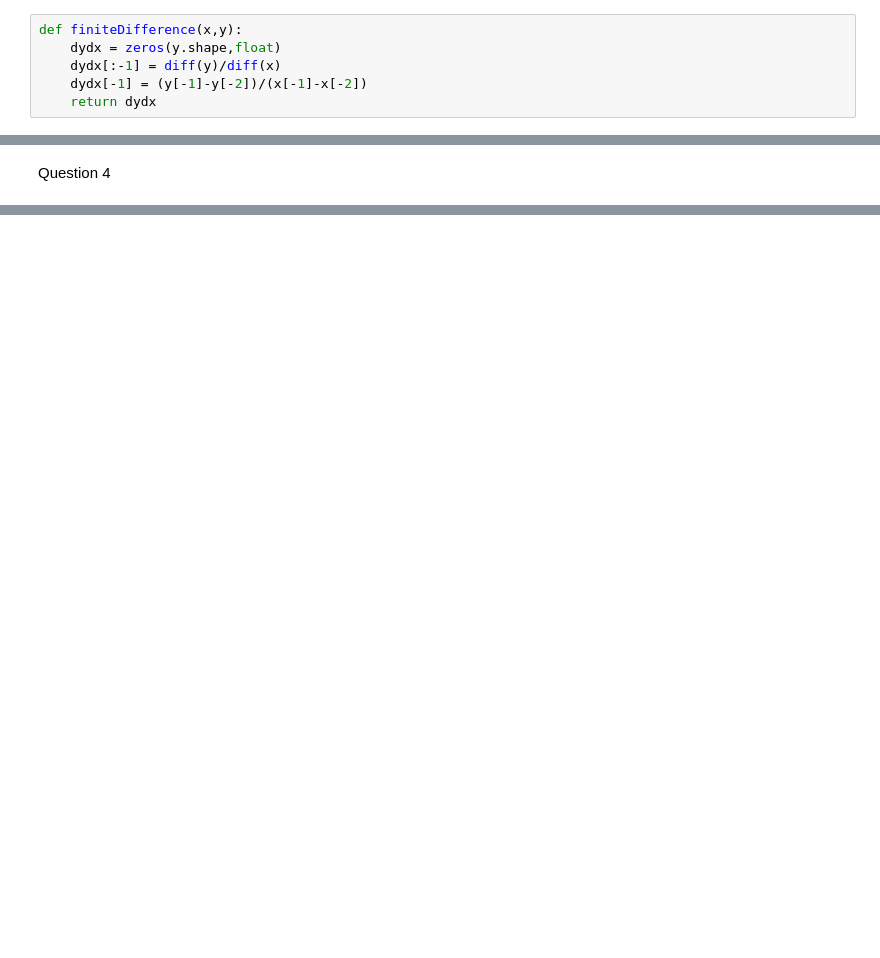
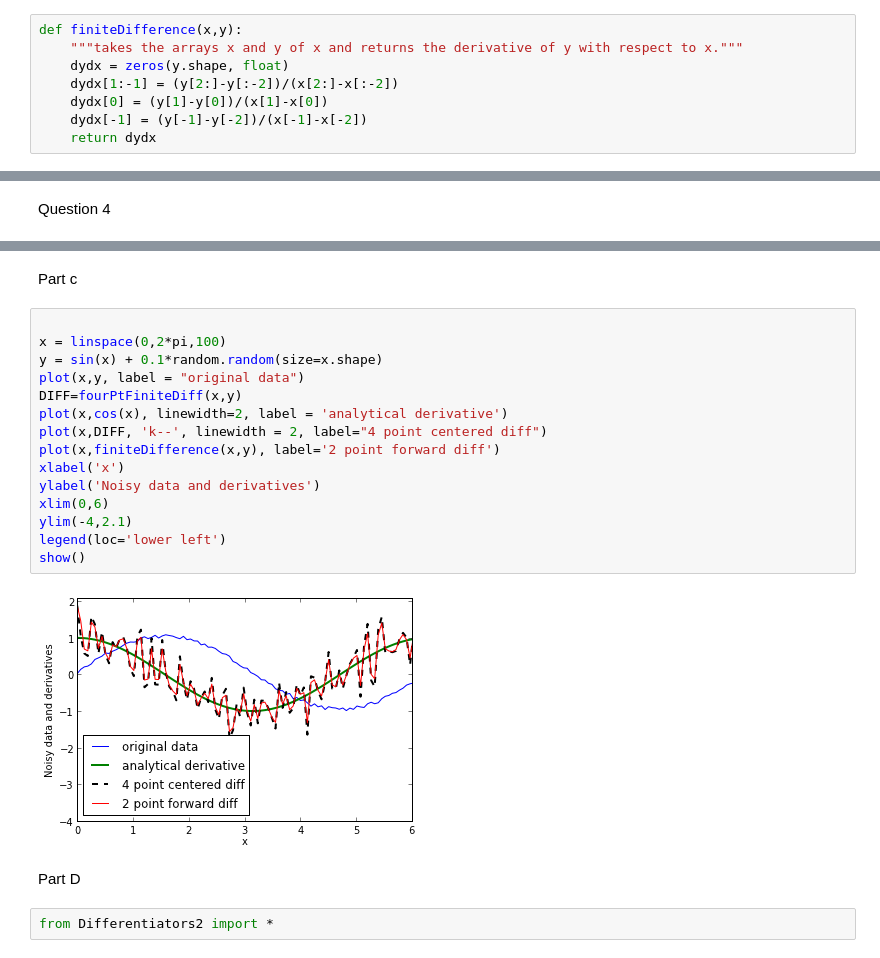
Before and after one commit to Rbnewens/PHYS202-S13, a Jupyter notebook: Week4/InterpAndDiffEx3.ipynb, the cells around one changed output, grey strips where cells are left out. Saved outputs shown, nothing was run; the diff lists cells and outputs as text; blank space fills up the shorter version.

```diff
--- a/Week4/InterpAndDiffEx3.ipynb
+++ b/Week4/InterpAndDiffEx3.ipynb
@@ -62,7 +79,9 @@ show()
 Question 3
 # %%
 def finiteDifference(x,y):
-    dydx = zeros(y.shape,float)
-    dydx[:-1] = diff(y)/diff(x)
+    """takes the arrays x and y of x and returns the derivative of y with respect to x."""
+    dydx = zeros(y.shape, float)
+    dydx[1:-1] = (y[2:]-y[:-2])/(x[2:]-x[:-2])
+    dydx[0] = (y[1]-y[0])/(x[1]-x[0])
     dydx[-1] = (y[-1]-y[-2])/(x[-1]-x[-2])
     return dydx
@@ -100,0 +151,23 @@ show()
+# %% [markdown]
+Part c
+# %%
+
+x = linspace(0,2*pi,100)
+y = sin(x) + 0.1*random.random(size=x.shape)
+plot(x,y, label = "original data")
+DIFF=fourPtFiniteDiff(x,y)
+plot(x,cos(x), linewidth=2, label = 'analytical derivative')
+plot(x,DIFF, 'k--', linewidth = 2, label="4 point centered diff")
+plot(x,finiteDifference(x,y), label='2 point forward diff')
+xlabel('x')
+ylabel('Noisy data and derivatives')
+xlim(0,6)
+ylim(-4,2.1)
+legend(loc='lower left')
+show()
+# %% [output]
+[figure, added]
+# %% [markdown]
+Part D
+# %%
+from Differentiators2 import *
```
Also changed, not shown: parts of 23 cells of this notebook, 7 other files.
